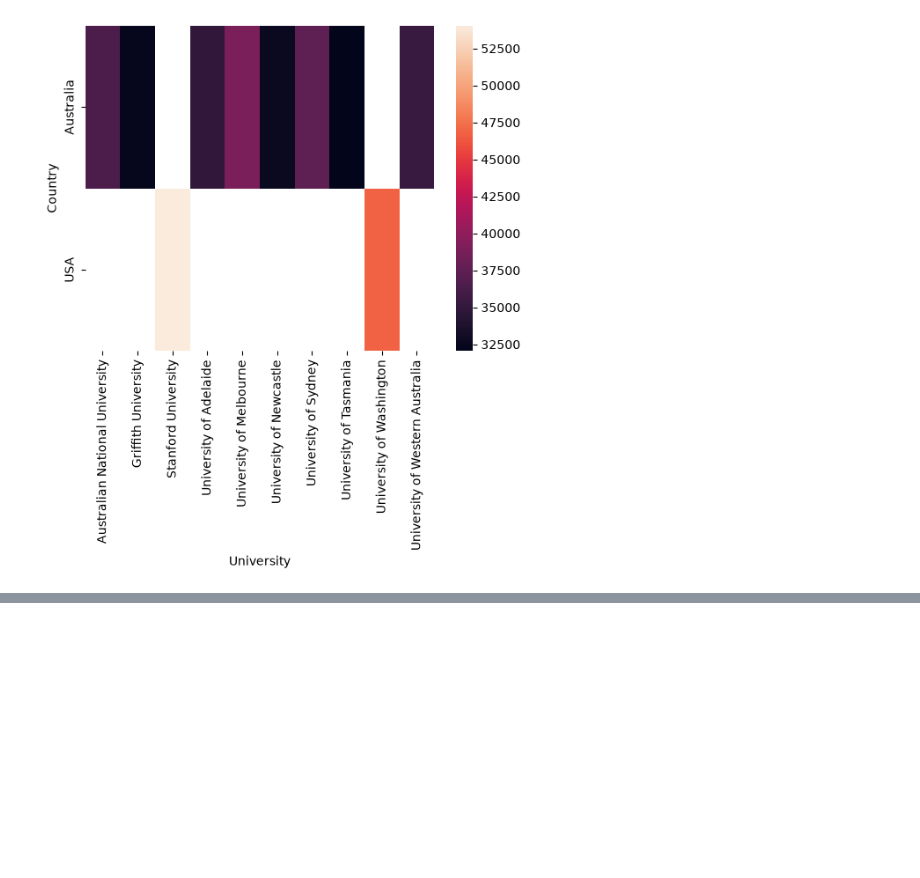
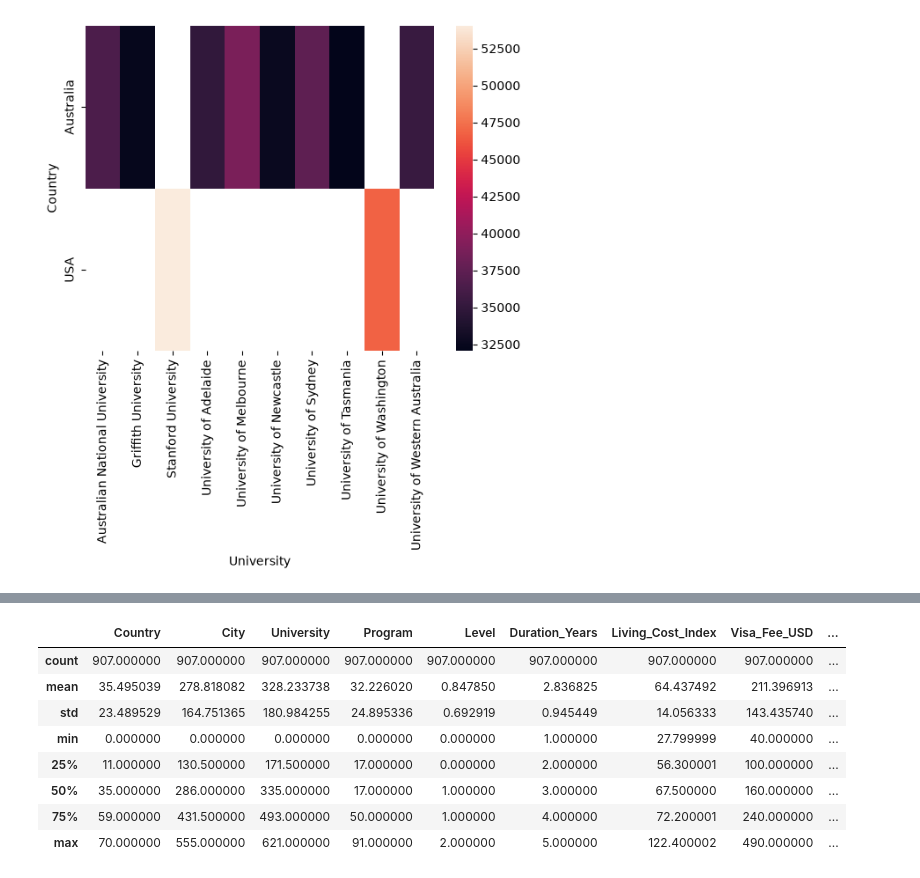
Before and after one commit to ashishsingh200/GEN-AI-COURSES, a Jupyter notebook: 08. Machine Learning/demo_ML_Project.ipynb, the cells around one changed output, grey strips where cells are left out. Drawn from its saved outputs; the diff is of its cells as text; code cells hidden in the pictures; blank space fills up the shorter version.

```diff
--- a/08. Machine Learning/demo_ML_Project.ipynb
+++ b/08. Machine Learning/demo_ML_Project.ipynb
@@ -648,0 +747,2 @@ sns.heatmap(data=h_map)
+# %%
+x=df.iloc[:,:9]
@@ -648,0 +770,12 @@ sns.heatmap(data=h_map)
+# %%
+x.describe()
+# %% [output]
+|  | Country | City | University | Program | Level | Duration_Years | Living_Cost_Index | Visa_Fee_USD | ... |
+| count | 907.000000 | 907.000000 | 907.000000 | 907.000000 | 907.000000 | 907.000000 | 907.000000 | 907.000000 | ... |
+| mean | 35.495039 | 278.818082 | 328.233738 | 32.226020 | 0.847850 | 2.836825 | 64.437492 | 211.396913 | ... |
+| std | 23.489529 | 164.751365 | 180.984255 | 24.895336 | 0.692919 | 0.945449 | 14.056333 | 143.435740 | ... |
+| min | 0.000000 | 0.000000 | 0.000000 | 0.000000 | 0.000000 | 1.000000 | 27.799999 | 40.000000 | ... |
+| 25% | 11.000000 | 130.500000 | 171.500000 | 17.000000 | 0.000000 | 2.000000 | 56.300001 | 100.000000 | ... |
+| 50% | 35.000000 | 286.000000 | 335.000000 | 17.000000 | 1.000000 | 3.000000 | 67.500000 | 160.000000 | ... |
+| 75% | 59.000000 | 431.500000 | 493.000000 | 50.000000 | 1.000000 | 4.000000 | 72.200001 | 240.000000 | ... |
+| max | 70.000000 | 555.000000 | 621.000000 | 91.000000 | 2.000000 | 5.000000 | 122.400002 | 490.000000 | ... |
```
Also changed, not shown: parts of 79 cells of this notebook, 4 other files.
